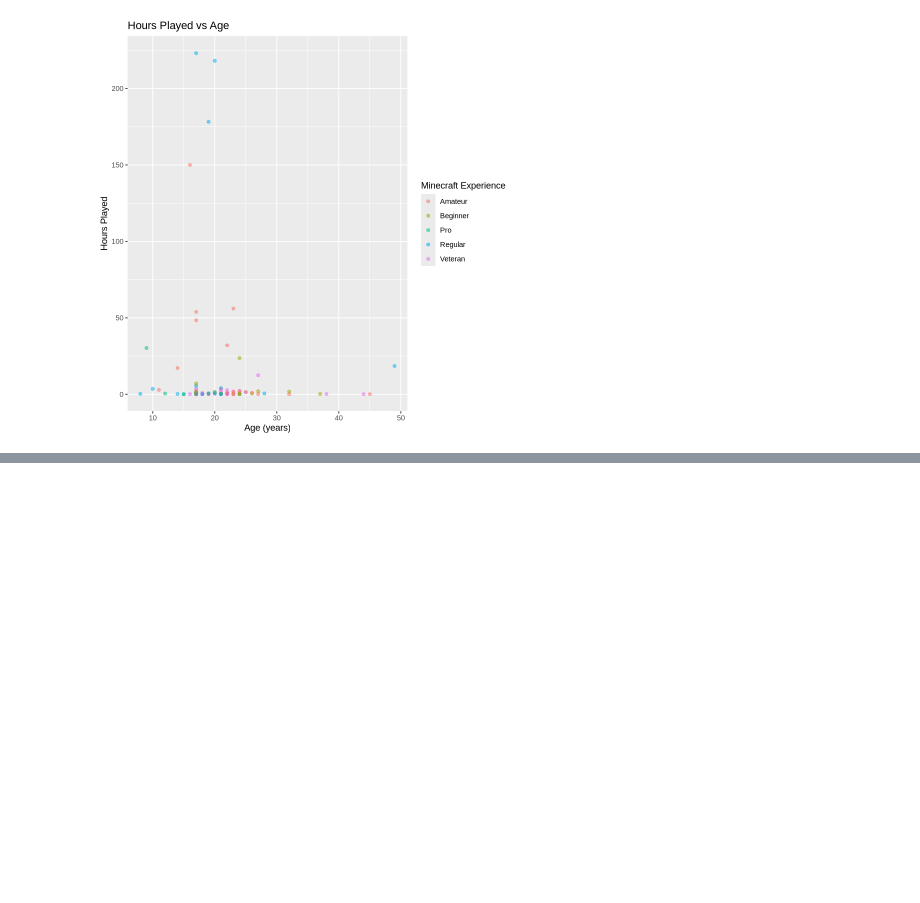
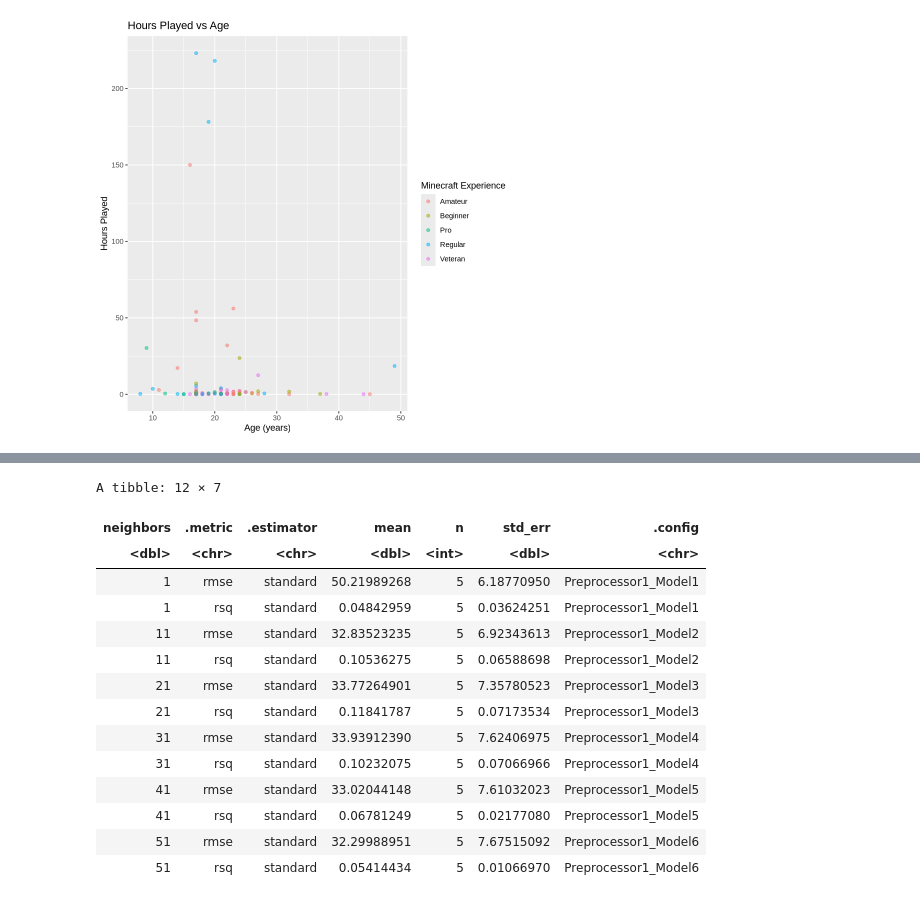
Before and after one commit to mastermagicka/dsci-100-minecraft-project, a Jupyter notebook: Minecraft.ipynb, the cells around one changed output, grey strips where cells are left out. Cells and saved outputs as stored; diff of their text form; code cells hidden in the pictures; blank space fills up the shorter version.

```diff
--- a/Minecraft.ipynb
+++ b/Minecraft.ipynb
@@ -145,3 +164,22 @@ ggplot(aes(x= Age, y = played_hours, colour = experience))+
 age_experience_plot
 # %% [output]
 [figure]
+# %%
+set.seed(13)
+players_split<- initial_split(players_select, prop = 0.75, strata = played_hours)
+players_training<- training(players_split)
+players_testing<- testing(players_split)
+# %%
+players_knn <- nearest_neighbor(weight_func = "rectangular", neighbors = tune()) |>
+      set_engine("kknn") |>
+      set_mode("regression")
+
+players_recipe <- recipe(played_hours ~ Age, data = players_training) |>
+      step_scale(all_predictors()) |>
+      step_center(all_predictors())
+# %%
+players_vfold<- vfold_cv(players_training, v = 5, strata = played_hours)
+players_workflow<- workflow()|>
+    add_recipe(players_recipe)|>
+    add_model(players_knn)
+players_workflow
@@ -147,0 +205,22 @@ age_experience_plot
+# %%
+gridvals <- tibble(neighbors = seq(from = 1, to = 51, by = 10))
+players_results<- players_workflow|>
+                    tune_grid(resamples = players_vfold, grid = gridvals)|>
+                   collect_metrics()
+players_results
+# %% [output]
+A tibble: 12 × 7
+| neighbors | .metric | .estimator | mean | n | std_err | .config |
+| <dbl> | <chr> | <chr> | <dbl> | <int> | <dbl> | <chr> |
+| 1 | rmse | standard | 50.21989268 | 5 | 6.18770950 | Preprocessor1_Model1 |
+| 1 | rsq | standard | 0.04842959 | 5 | 0.03624251 | Preprocessor1_Model1 |
+| 11 | rmse | standard | 32.83523235 | 5 | 6.92343613 | Preprocessor1_Model2 |
+| 11 | rsq | standard | 0.10536275 | 5 | 0.06588698 | Preprocessor1_Model2 |
+| 21 | rmse | standard | 33.77264901 | 5 | 7.35780523 | Preprocessor1_Model3 |
+| 21 | rsq | standard | 0.11841787 | 5 | 0.07173534 | Preprocessor1_Model3 |
+| 31 | rmse | standard | 33.93912390 | 5 | 7.62406975 | Preprocessor1_Model4 |
+| 31 | rsq | standard | 0.10232075 | 5 | 0.07066966 | Preprocessor1_Model4 |
+| 41 | rmse | standard | 33.02044148 | 5 | 7.61032023 | Preprocessor1_Model5 |
+| 41 | rsq | standard | 0.06781249 | 5 | 0.02177080 | Preprocessor1_Model5 |
+| 51 | rmse | standard | 32.29988951 | 5 | 7.67515092 | Preprocessor1_Model6 |
+| 51 | rsq | standard | 0.05414434 | 5 | 0.01066970 | Preprocessor1_Model6 |
```
Also changed, not shown: parts of 6 cells of this notebook.
